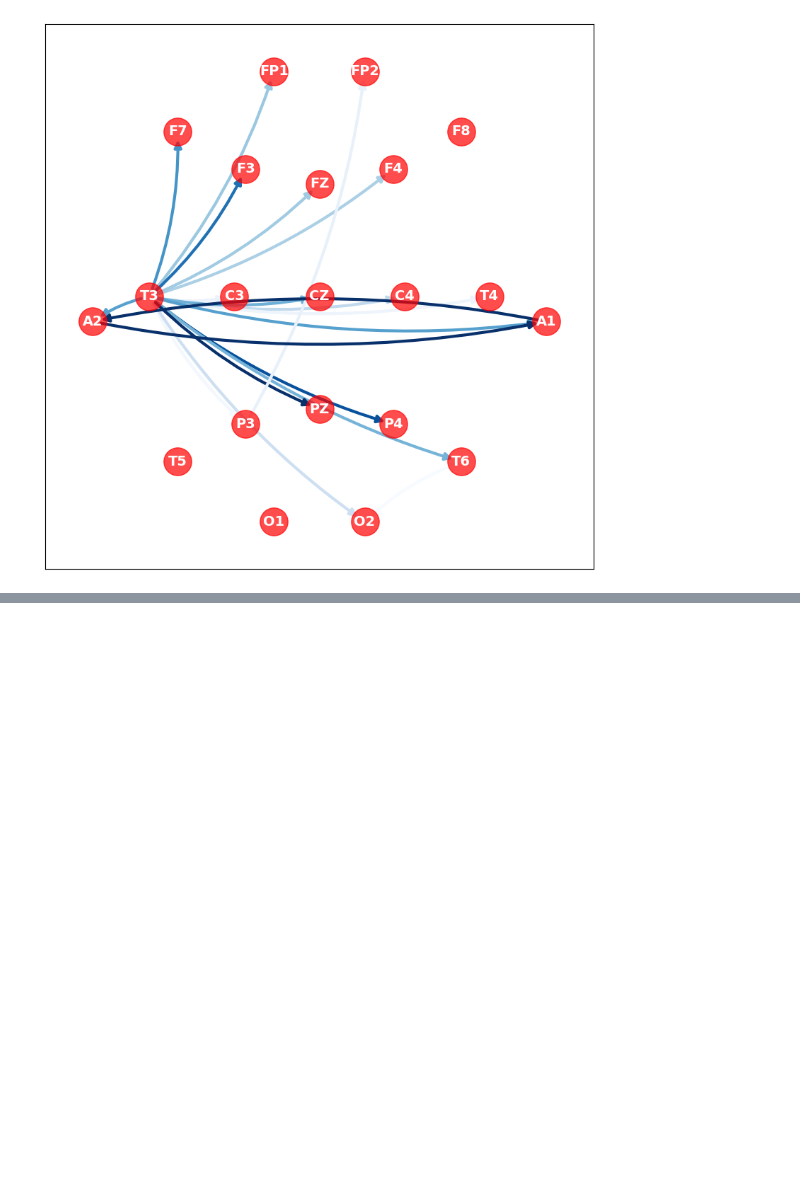
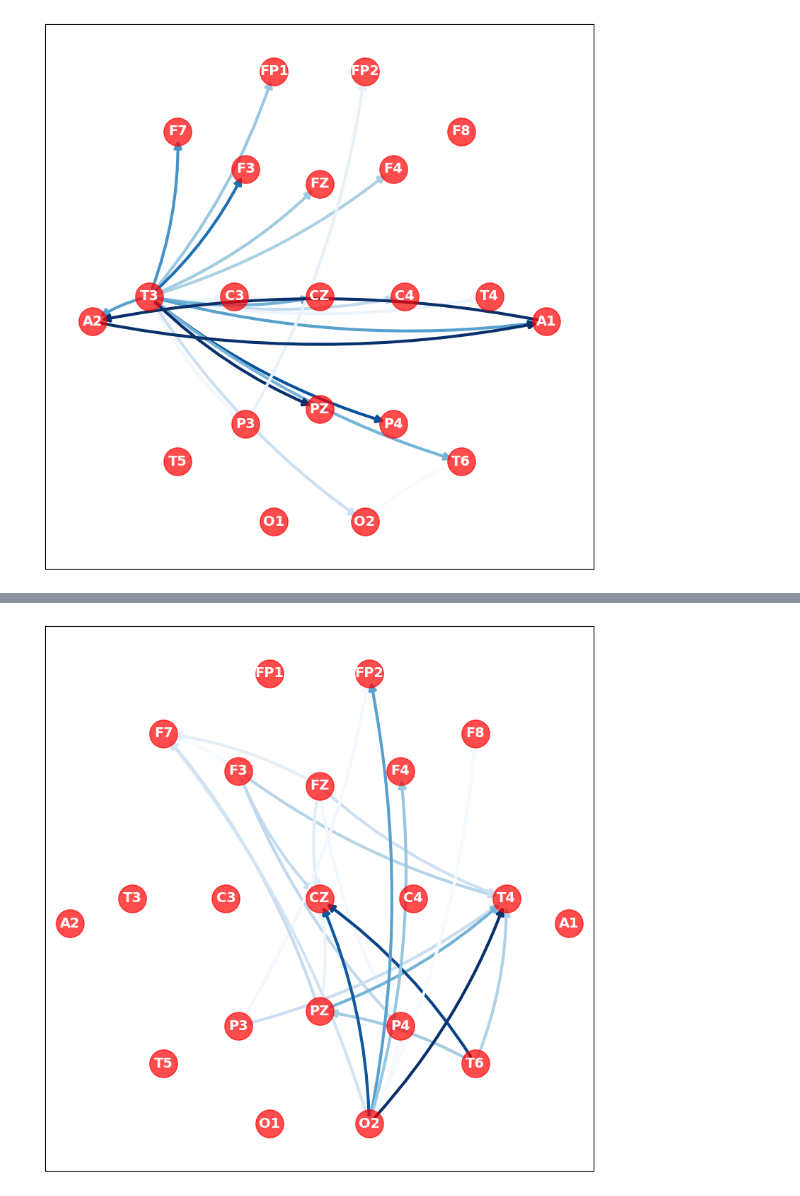
Before and after one commit to mhmdrdwn/EEG-Graph, a Jupyter notebook: graph_gcn_nmt_normal_abnormal.ipynb, the cells around one changed output, grey strips where cells are left out. Saved outputs shown, nothing was run; the diff lists cells and outputs as text; code cells hidden in the pictures; blank space fills up the shorter version.

```diff
--- a/graph_gcn_nmt_normal_abnormal.ipynb
+++ b/graph_gcn_nmt_normal_abnormal.ipynb
@@ -1261,0 +1305,20 @@ fig.savefig("sub2000_saliency_mask_0_7.pdf", bbox_inches='tight')
+# %%
+mask_values = sorted(int_masks_average.flatten(), reverse=True)[25]
+X12 = nx.DiGraph()
+X12.add_nodes_from(node_positions.keys())
+
+for n, p in node_positions.items():
+    X12.nodes[n]['pos'] = p
+
+for i, ch1 in enumerate(ch_names):
+    for j, ch2 in enumerate(ch_names):
+        if sorted(int_masks_average.flatten(), reverse=True)[1] > int_masks_average[i, j] > mask_values:
+            if i != j:
+                X12.add_edge(ch1, ch2, weight=int_masks_average[i, j])
+
+fig, ax = plt.subplots(figsize=(10,10))
+
+plot_graph(X12, ax, add_edge_labels=False)
+fig.savefig("glob_int_mask_0_7.pdf", bbox_inches='tight')
+# %% [output]
+[figure, added]
```
Also changed, not shown: parts of 6 cells of this notebook, 9 other files.
